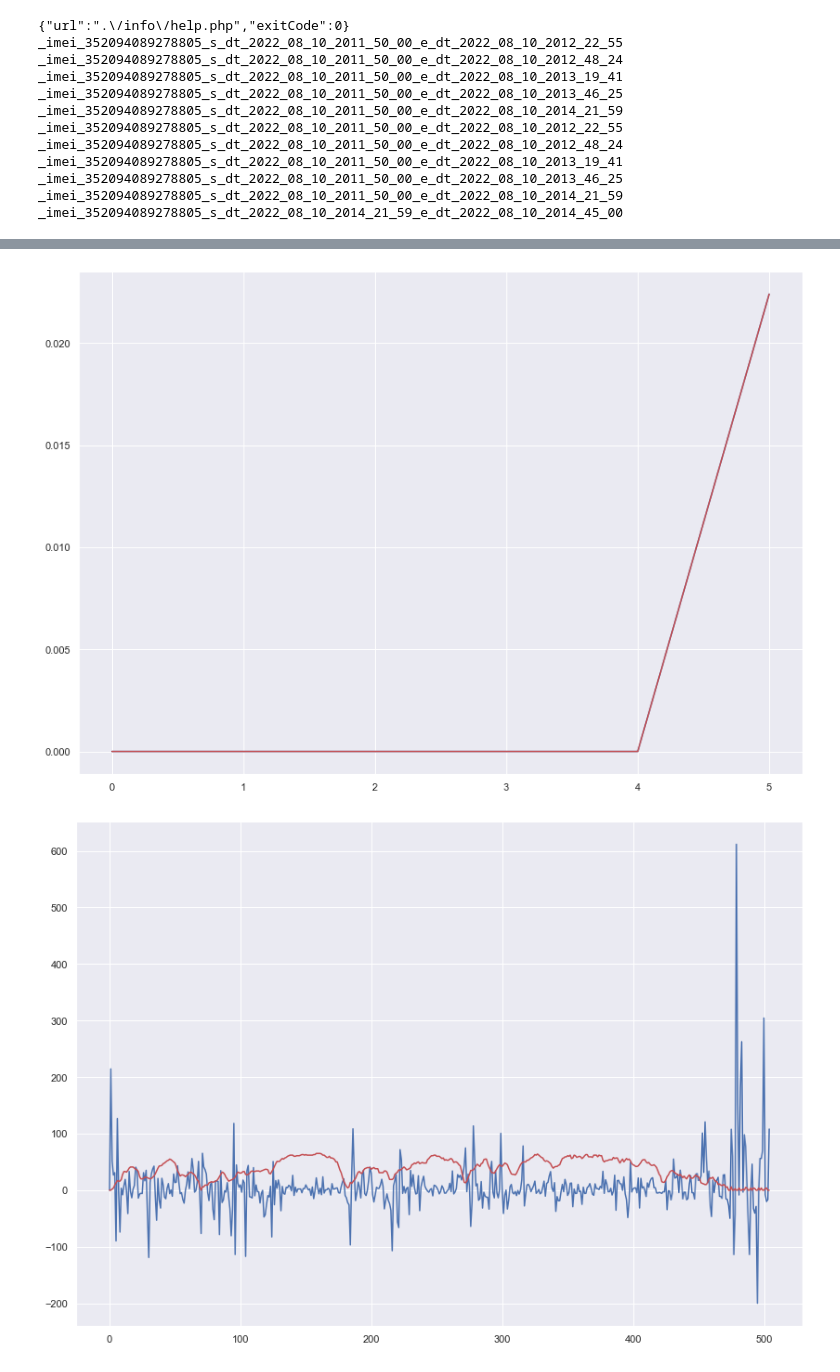
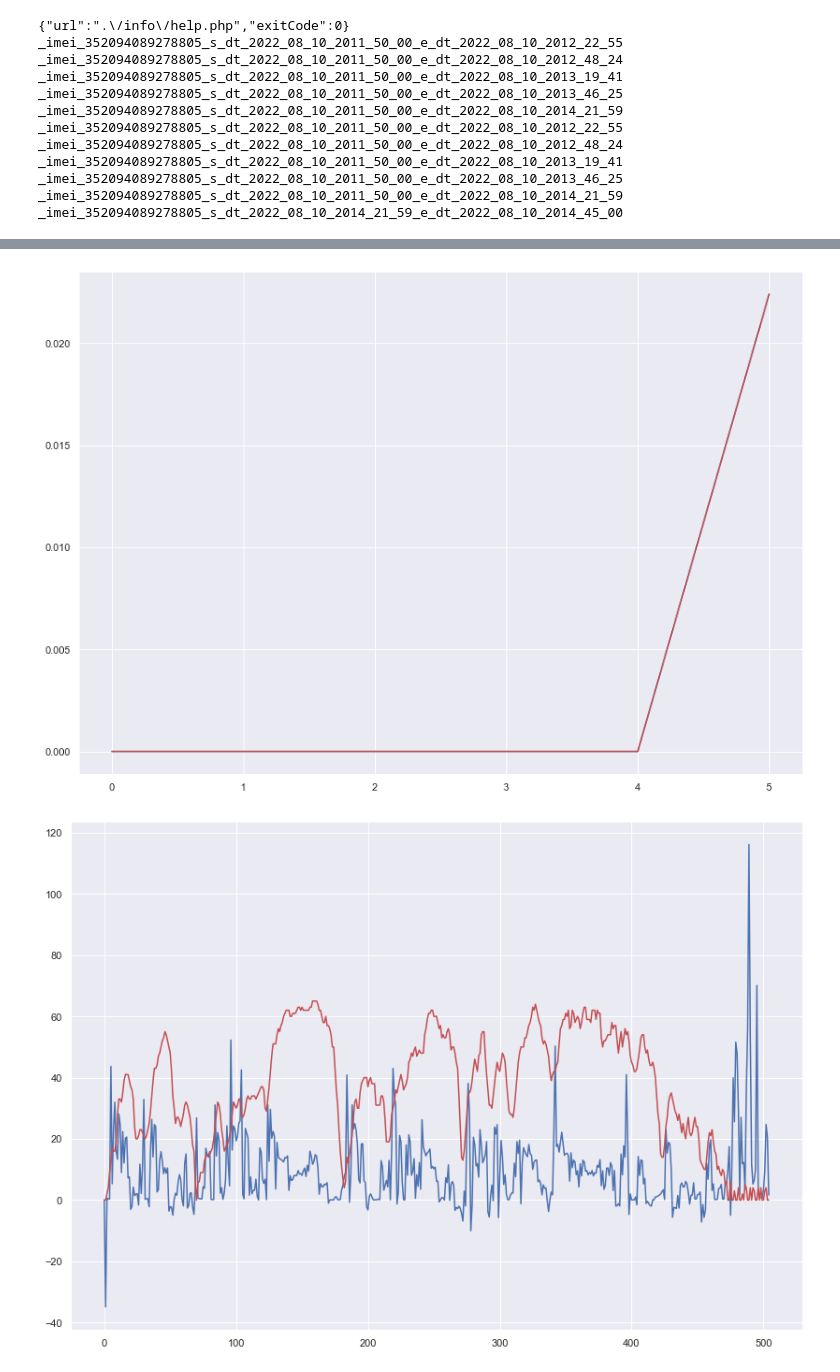
Before and after one commit to zhenux/pythonProject54, a Jupyter notebook: fuel_consumption_manual.ipynb, the cells around one changed output, grey strips where cells are left out. Drawn from its saved outputs; the diff is of its cells as text; code cells hidden in the pictures.

```diff
--- a/fuel_consumption_manual.ipynb
+++ b/fuel_consumption_manual.ipynb
@@ -110,12 +110,21 @@ sns.set(style="darkgrid")
 from scipy.optimize import curve_fit
 
 # initial guesses for k1, k2, k3, k4, k5, k6:
-kfc_init = 1., 1., 1., 1., 1.
-
+kfc_init = 1.0, 1.0, 1.0, 1.0, 1.0
+kfc2_init = 1.0, 1.0, 1.0, 1.0, 1.0
+kfc3_init = 1.0, 1.0, 1.0, 1.0
 
 def func_fuel_consumption(x, k1, k2, k3, k4, k5):
     delta_es_, delta_es_app_, delta_es_2_app_, delta_es_app_2_, delta_es_2_app_2_ = x
     return k1 * delta_es_ + k2 * delta_es_app_ + k3 * delta_es_2_app_ + k4 * delta_es_app_2_ + k5 * delta_es_2_app_2_
+
+def func2_fuel_consumption(x, k1, k2, k3, k4, k5):
+    delta_es_app_, delta_es_2_app_, delta_es_app_2_, delta_es_2_app_2_ = x
+    return k1 + k2 * delta_es_app_ + k3 * delta_es_2_app_ + k4 * delta_es_app_2_ + k5 * delta_es_2_app_2_
+
+def func3_fuel_consumption(x, k2, k3, k4, k5):
+    delta_es_app_, delta_es_2_app_, delta_es_app_2_, delta_es_2_app_2_ = x
+    return k2 * delta_es_app_ + k3 * delta_es_2_app_ + k4 * delta_es_app_2_ + k5 * delta_es_2_app_2_
 # %%
 NUM_OF_FILES = len(db_files)
 
@@ -137,6 +146,9 @@ inst_cons = []
 inst_speed = []
 
 popt_calc = []
+popt2_calc = []
+popt3_calc = []
+
 popt_calc2 = []
 matrix_linear = []
 
@@ -208,9 +220,12 @@ for p in range(NUM_OF_FILES):
             sum_ES_2_APP_2_prev = df.sum_ES_2_APP_2[i]
 
         if p == 5 and df.distance_gps[i] != 0:
-            inst_cons.append((1/df.distance_gps[i])*func_fuel_consumption(
-                (sum_ES_inst, sum_ES_APP_inst, sum_ES_2_APP_inst, sum_ES_APP_2_inst, sum_ES_2_APP_2_inst),
-                popt_calc[0], popt_calc[1], popt_calc[2], popt_calc[3], popt_calc[4]))
+            # inst_cons.append((1/df.distance_gps[i])*func_fuel_consumption(
+            #     (sum_ES_inst, sum_ES_APP_inst, sum_ES_2_APP_inst, sum_ES_APP_2_inst, sum_ES_2_APP_2_inst),
+            #     popt_calc[0], popt_calc[1], popt_calc[2], popt_calc[3], popt_calc[4]))
+            inst_cons.append((10/df.distance_gps[i])*func3_fuel_consumption(
+                (sum_ES_APP_inst, sum_ES_2_APP_inst, sum_ES_APP_2_inst, sum_ES_2_APP_2_inst),
+                popt3_calc[0], popt3_calc[1], popt3_calc[2], popt3_calc[3]))
             inst_speed.append(df.speed[i])
 
     delta_ES.append(sum_ES_sum)
@@ -232,8 +247,22 @@ for p in range(NUM_OF_FILES):
         popt_calc = popt
         print(popt_calc)
 
+        popt, pcov = curve_fit(func2_fuel_consumption,
+                               (delta_ES_APP, delta_ES_2_APP, delta_ES_APP_2, delta_ES_2_APP_2),
+                               delta_level_dut, kfc2_init)
+        popt2_calc = popt
+        print(popt2_calc)
+
+        popt, pcov = curve_fit(func3_fuel_consumption,
+                               (delta_ES_APP, delta_ES_2_APP, delta_ES_APP_2, delta_ES_2_APP_2),
+                               delta_level_dut, kfc3_init)
+        popt3_calc = popt
+        print(popt3_calc)
+        #popt3_calc = [-0.002340876, 0.001463682, 0.008092307, -0.003850765]
+
         popt_calc2 = np.linalg.solve(np.array(matrix_linear), np.array(delta_level_dut))
         print(popt_calc2)
+
     if p >= 5:
         delta_level_dut_ctrl.append(fuel_cons[p])
 
@@ -287,15 +318,15 @@ len(_imei_352094089278805_s_dt_2022_08_10_2011_50_00_e_dt_2022_08_10_2012_48_24)
 [873, 1604, 2485, 3267, 4259, 873, 1604]
 len(_imei_352094089278805_s_dt_2022_08_10_2011_50_00_e_dt_2022_08_10_2013_19_41):1725
 [873, 1604, 2485, 3267, 4259, 873, 1604, 2485]
 len(_imei_352094089278805_s_dt_2022_08_10_2011_50_00_e_dt_2022_08_10_2013_46_25):2289
 [873, 1604, 2485, 3267, 4259, 873, 1604, 2485, 3267]
 len(_imei_352094089278805_s_dt_2022_08_10_2011_50_00_e_dt_2022_08_10_2014_21_59):3014
 [873, 1604, 2485, 3267, 4259, 873, 1604, 2485, 3267, 4259]
 len(_imei_352094089278805_s_dt_2022_08_10_2014_21_59_e_dt_2022_08_10_2014_45_00):487
 [873, 1604, 2485, 3267, 4259, 873, 1604, 2485, 3267, 4259, 655]
 [7.8, 12.43, 19.49, 24.6, 31.8, 5]
 [7.7999999999999545, 12.42999999999995, 19.489999999999895, 24.600000000000136, 31.799999999999727, 4.888046455219239]
 [7.800000000000125, 12.429999999999836, 19.490000000000123, 24.59999999999991, 31.799999999999955, 4.888046455207473]
 [figure]
 [figure]
-[figure, old version]
+[figure, new version]
```
Also changed, not shown: parts of 1 cell of this notebook, 8 other files.
